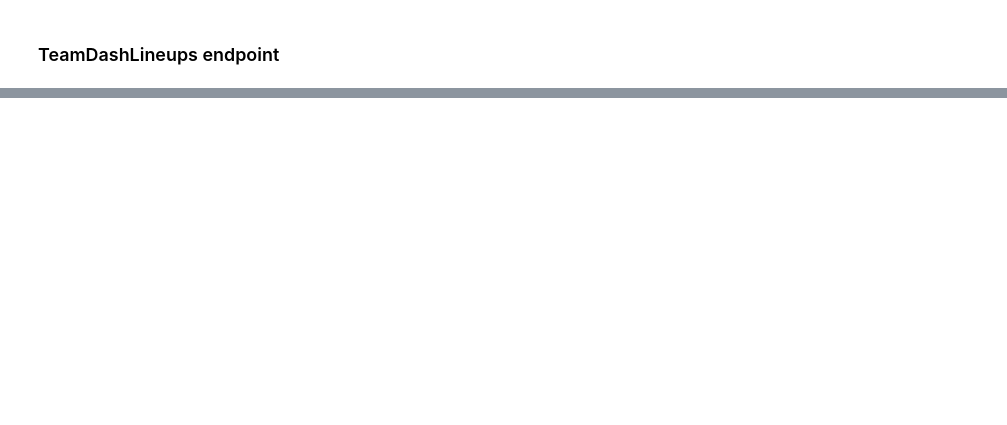
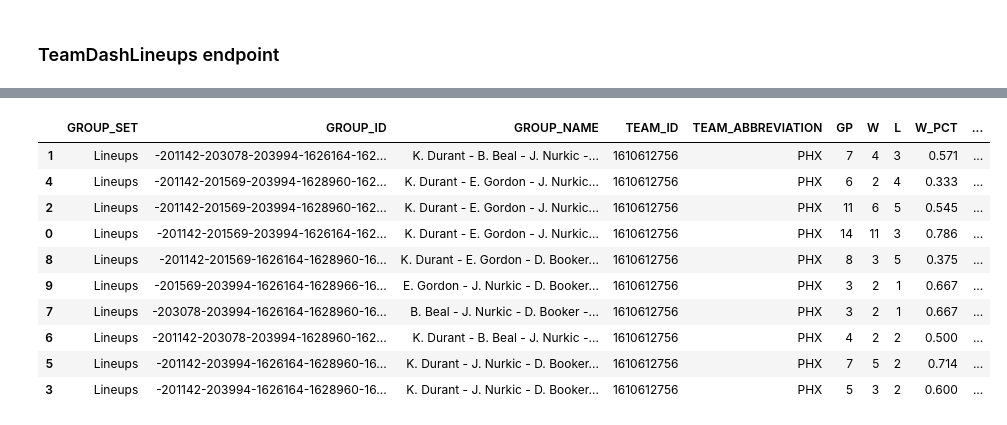
Before and after one commit to 0xtomotech/nba_api_project0, a Jupyter notebook: testbook.ipynb, the cells around one changed output, grey strips where cells are left out. Saved outputs shown, nothing was run; the diff lists cells and outputs as text; code cells hidden in the pictures; blank space fills up the shorter version.

```diff
--- a/testbook.ipynb
+++ b/testbook.ipynb
@@ -135,0 +138,12 @@ plt.show()
+# %%
+from nba_api.stats.endpoints import leaguedashlineups
+from nba_api.stats.static import teams
+
+# Set the display option to None (no limit)
+pd.set_option('display.max_colwidth', None)
+pd.set_option('display.max_columns', None)
+
+# get all teams
+nba_teams = teams.get_teams()
+for team in nba_teams:
+    print(team['full_name'], team['abbreviation'])
@@ -135,0 +168,26 @@ plt.show()
+# %%
+# set parameters
+season_id = '2023-24'
+team_id = teams.find_team_by_abbreviation('phx')['id']
+measure_type = 'Advanced'
+
+#fetch data
+lineupdata = leaguedashlineups.LeagueDashLineups(team_id_nullable=team_id, season=season_id, measure_type_detailed_defense=measure_type)
+
+lineupdata_df = lineupdata.get_data_frames()[0]
+
+lineup_minmin_df = lineupdata_df[lineupdata_df['MIN'] > 24]
+lineup_minmin_df_sorted = lineup_minmin_df.sort_values('OFF_RATING', ascending=False)
+lineup_minmin_df_sorted
+# %% [output]
+|  | GROUP_SET | GROUP_ID | GROUP_NAME | TEAM_ID | TEAM_ABBREVIATION | GP | W | L | W_PCT | ... |
+| 1 | Lineups | -201142-203078-203994-1626164-162... | K. Durant - B. Beal - J. Nurkic -... | 1610612756 | PHX | 7 | 4 | 3 | 0.571 | ... |
+| 4 | Lineups | -201142-201569-203994-1628960-162... | K. Durant - E. Gordon - J. Nurkic... | 1610612756 | PHX | 6 | 2 | 4 | 0.333 | ... |
+| 2 | Lineups | -201142-201569-203994-1628960-162... | K. Durant - E. Gordon - J. Nurkic... | 1610612756 | PHX | 11 | 6 | 5 | 0.545 | ... |
+| 0 | Lineups | -201142-201569-203994-1626164-162... | K. Durant - E. Gordon - J. Nurkic... | 1610612756 | PHX | 14 | 11 | 3 | 0.786 | ... |
+| 8 | Lineups | -201142-201569-1626164-1628960-16... | K. Durant - E. Gordon - D. Booker... | 1610612756 | PHX | 8 | 3 | 5 | 0.375 | ... |
+| 9 | Lineups | -201569-203994-1626164-1628966-16... | E. Gordon - J. Nurkic - D. Booker... | 1610612756 | PHX | 3 | 2 | 1 | 0.667 | ... |
+| 7 | Lineups | -203078-203994-1626164-1628960-16... | B. Beal - J. Nurkic - D. Booker -... | 1610612756 | PHX | 3 | 2 | 1 | 0.667 | ... |
+| 6 | Lineups | -201142-203078-203994-1628960-162... | K. Durant - B. Beal - J. Nurkic -... | 1610612756 | PHX | 4 | 2 | 2 | 0.500 | ... |
+| 5 | Lineups | -201142-203994-1626164-1628960-16... | K. Durant - J. Nurkic - D. Booker... | 1610612756 | PHX | 7 | 5 | 2 | 0.714 | ... |
+| 3 | Lineups | -201142-203994-1626164-1628960-16... | K. Durant - J. Nurkic - D. Booker... | 1610612756 | PHX | 5 | 3 | 2 | 0.600 | ... |
```
Also changed, not shown: parts of 8 cells of this notebook.
